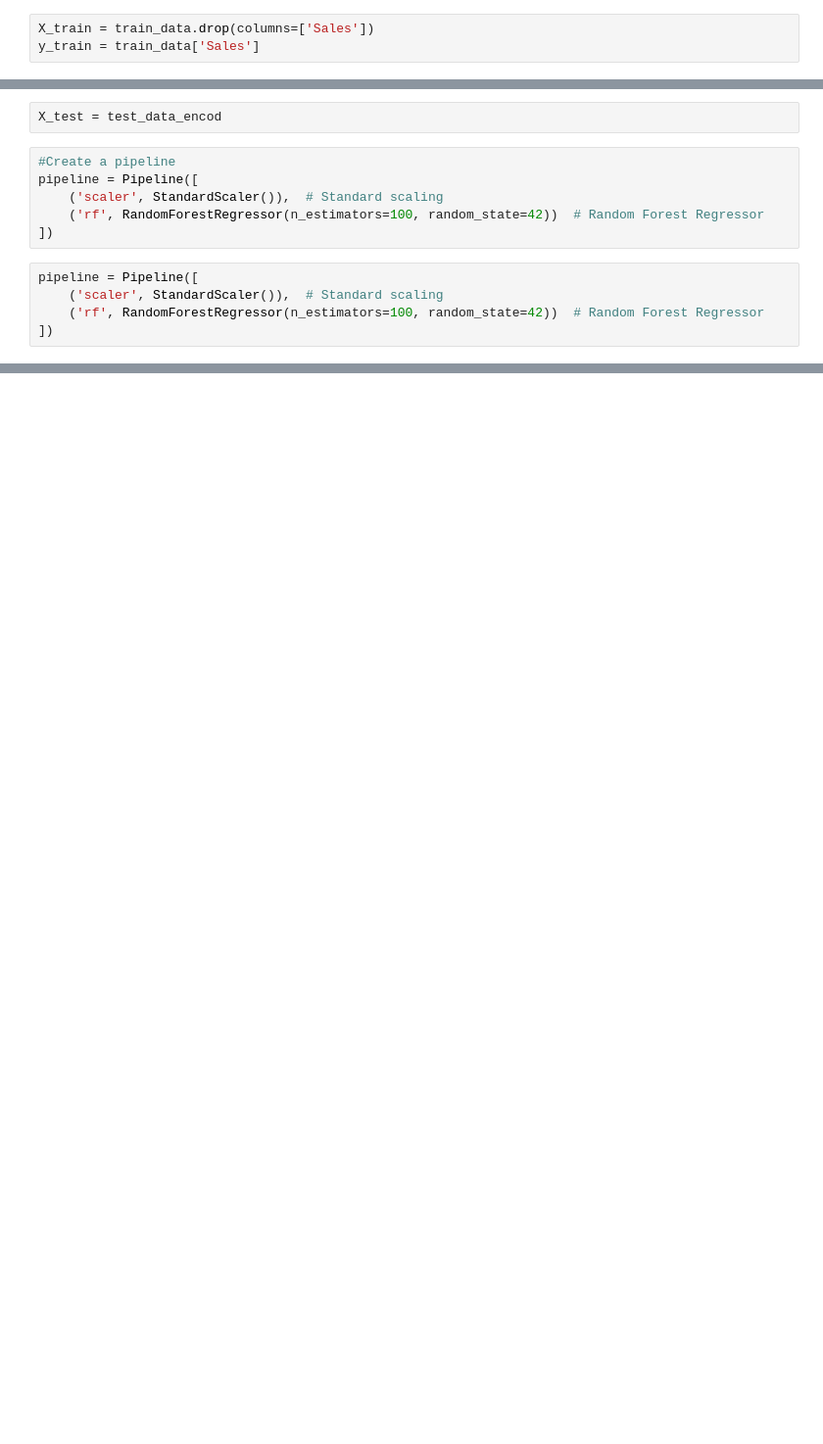
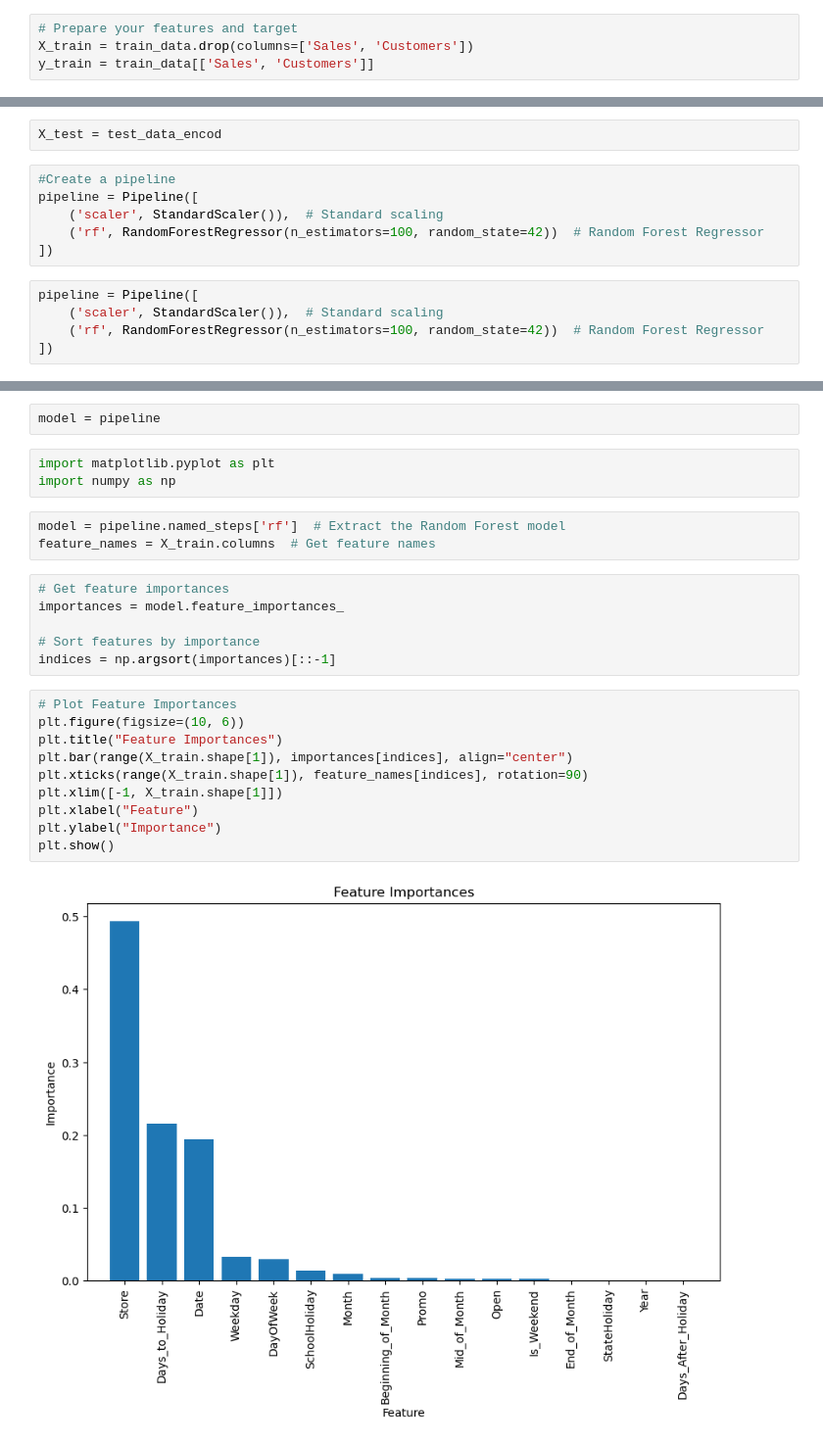
Before and after one commit to Abdisa01/Rossmann-Pharmaceuticals, a Jupyter notebook: Task_2_prediction/model_building.ipynb, the cells around one changed output, grey strips where cells are left out. Shown: that part at 98% size. Saved outputs shown, nothing was run; the diff lists cells and outputs as text; blank space fills up the shorter version.

Commit message:
commit model

```diff
--- a/Task_2_prediction/model_building.ipynb
+++ b/Task_2_prediction/model_building.ipynb
@@ -135,3 +143,4 @@ X_train = train_data.drop(columns=['Sales'])
 # %%
-X_train = train_data.drop(columns=['Sales'])
-y_train = train_data['Sales']
+# Prepare your features and target
+X_train = train_data.drop(columns=['Sales', 'Customers'])
+y_train = train_data[['Sales', 'Customers']]
@@ -202,0 +293,26 @@ logger.info("Pipeline saved as 'random_forest_model_pipeline.pkl'.")
+# %%
+model = pipeline
+# %%
+import matplotlib.pyplot as plt
+import numpy as np
+# %%
+model = pipeline.named_steps['rf']  # Extract the Random Forest model
+feature_names = X_train.columns  # Get feature names
+# %%
+# Get feature importances
+importances = model.feature_importances_
+
+# Sort features by importance
+indices = np.argsort(importances)[::-1]
+# %%
+# Plot Feature Importances
+plt.figure(figsize=(10, 6))
+plt.title("Feature Importances")
+plt.bar(range(X_train.shape[1]), importances[indices], align="center")
+plt.xticks(range(X_train.shape[1]), feature_names[indices], rotation=90)
+plt.xlim([-1, X_train.shape[1]])
+plt.xlabel("Feature")
+plt.ylabel("Importance")
+plt.show()
+# %% [output]
+[figure, added]
```
Also changed, not shown: parts of 41 cells of this notebook, 25 other files.
